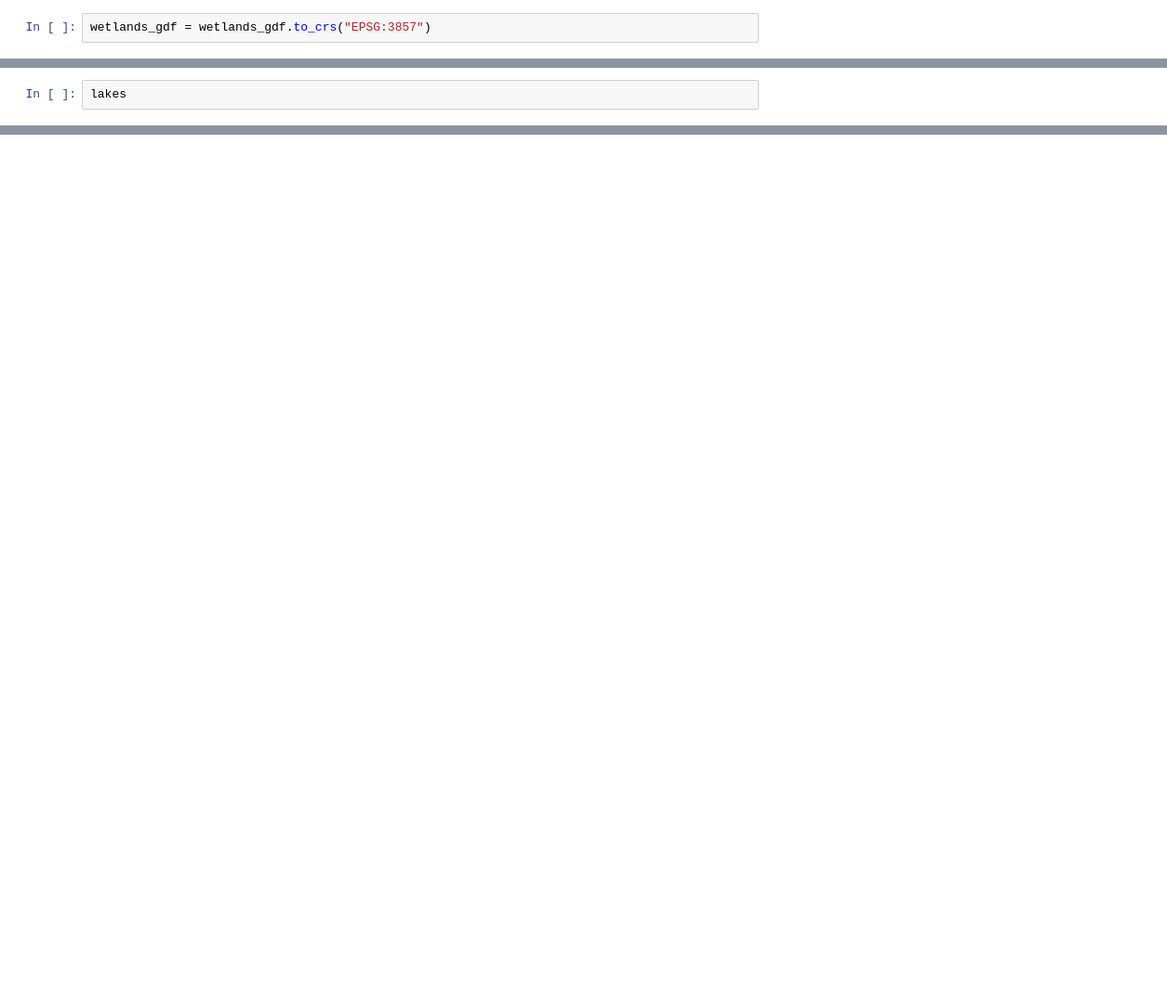
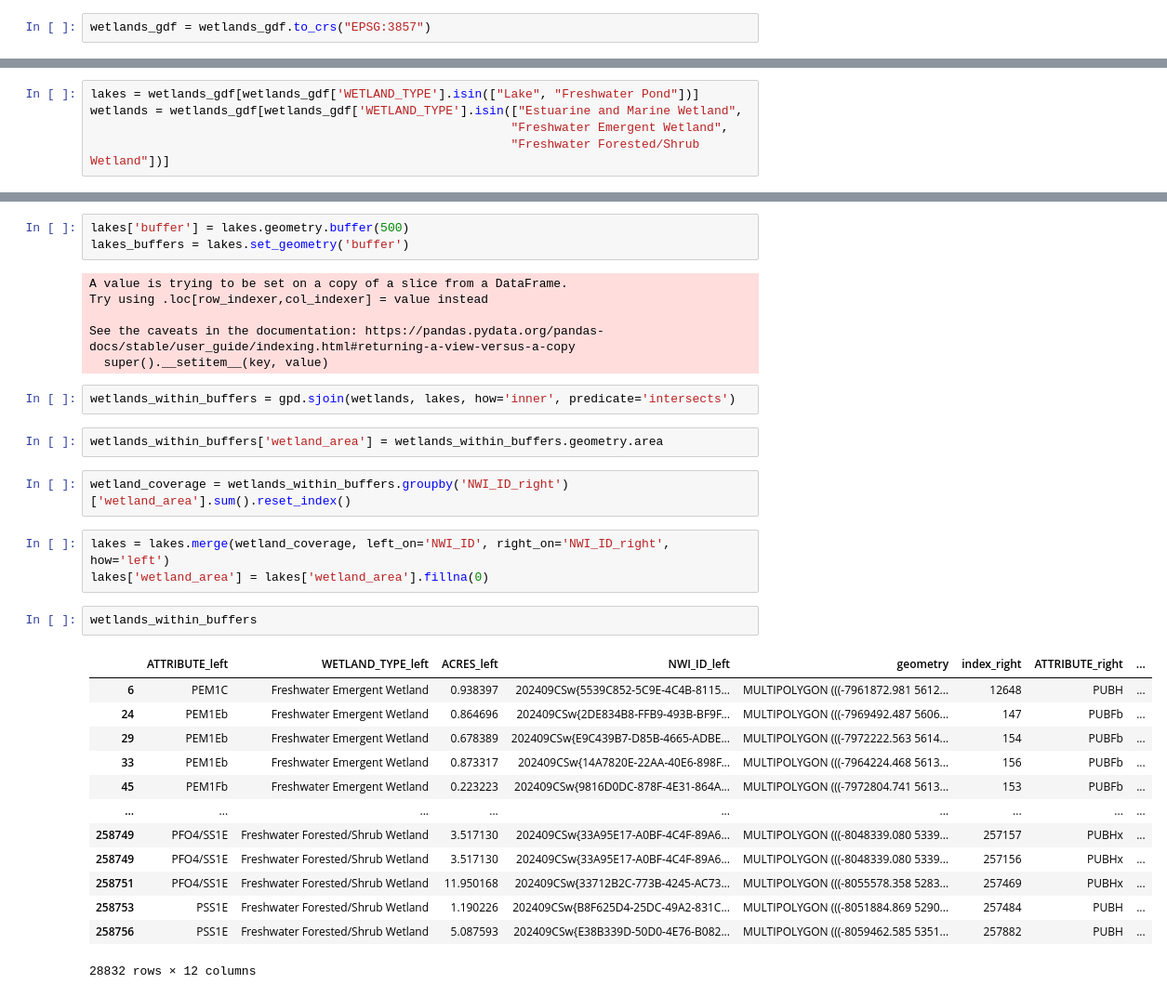
Before and after one commit to curtisjj42/mascoma_lake, a Jupyter notebook: lclu_analysis.ipynb, the cells around one changed output, grey strips where cells are left out. Shown at 93% size. Saved outputs shown, nothing was run; the diff lists cells and outputs as text; blank space fills up the shorter version.

Commit message:
buffered wetland areas

```diff
--- a/lclu_analysis.ipynb
+++ b/lclu_analysis.ipynb
@@ -100,2 +84,5 @@ wetlands_gdf
 # %%
-lakes
+lakes = wetlands_gdf[wetlands_gdf['WETLAND_TYPE'].isin(["Lake", "Freshwater Pond"])]
+wetlands = wetlands_gdf[wetlands_gdf['WETLAND_TYPE'].isin(["Estuarine and Marine Wetland",
+                                                          "Freshwater Emergent Wetland",
+                                                          "Freshwater Forested/Shrub Wetland"])]
@@ -115,0 +137,34 @@ lakes
+# %%
+lakes['buffer'] = lakes.geometry.buffer(500)
+lakes_buffers = lakes.set_geometry('buffer')
+# %% [output]
+A value is trying to be set on a copy of a slice from a DataFrame.
+Try using .loc[row_indexer,col_indexer] = value instead
+
+See the caveats in the documentation: https://pandas.pydata.org/pandas-docs/stable/user_guide/indexing.html#returning-a-view-versus-a-copy
+  super().__setitem__(key, value)
+# %%
+wetlands_within_buffers = gpd.sjoin(wetlands, lakes, how='inner', predicate='intersects')
+# %%
+wetlands_within_buffers['wetland_area'] = wetlands_within_buffers.geometry.area
+# %%
+wetland_coverage = wetlands_within_buffers.groupby('NWI_ID_right')['wetland_area'].sum().reset_index()
+# %%
+lakes = lakes.merge(wetland_coverage, left_on='NWI_ID', right_on='NWI_ID_right', how='left')
+lakes['wetland_area'] = lakes['wetland_area'].fillna(0)
+# %%
+wetlands_within_buffers
+# %% [output]
+|  | ATTRIBUTE_left | WETLAND_TYPE_left | ACRES_left | NWI_ID_left | geometry | index_right | ATTRIBUTE_right | ... |
+| 6 | PEM1C | Freshwater Emergent Wetland | 0.938397 | 202409CSw{5539C852-5C9E-4C4B-8115... | MULTIPOLYGON (((-7961872.981 5612... | 12648 | PUBH | ... |
+| 24 | PEM1Eb | Freshwater Emergent Wetland | 0.864696 | 202409CSw{2DE834B8-FFB9-493B-BF9F... | MULTIPOLYGON (((-7969492.487 5606... | 147 | PUBFb | ... |
+| 29 | PEM1Eb | Freshwater Emergent Wetland | 0.678389 | 202409CSw{E9C439B7-D85B-4665-ADBE... | MULTIPOLYGON (((-7972222.563 5614... | 154 | PUBFb | ... |
+| 33 | PEM1Eb | Freshwater Emergent Wetland | 0.873317 | 202409CSw{14A7820E-22AA-40E6-898F... | MULTIPOLYGON (((-7964224.468 5613... | 156 | PUBFb | ... |
+| 45 | PEM1Fb | Freshwater Emergent Wetland | 0.223223 | 202409CSw{9816D0DC-878F-4E31-864A... | MULTIPOLYGON (((-7972804.741 5613... | 153 | PUBFb | ... |
+| ... | ... | ... | ... | ... | ... | ... | ... | ... |
+| 258749 | PFO4/SS1E | Freshwater Forested/Shrub Wetland | 3.517130 | 202409CSw{33A95E17-A0BF-4C4F-89A6... | MULTIPOLYGON (((-8048339.080 5339... | 257157 | PUBHx | ... |
+| 258749 | PFO4/SS1E | Freshwater Forested/Shrub Wetland | 3.517130 | 202409CSw{33A95E17-A0BF-4C4F-89A6... | MULTIPOLYGON (((-8048339.080 5339... | 257156 | PUBHx | ... |
+| 258751 | PFO4/SS1E | Freshwater Forested/Shrub Wetland | 11.950168 | 202409CSw{33712B2C-773B-4245-AC73... | MULTIPOLYGON (((-8055578.358 5283... | 257469 | PUBHx | ... |
+| 258753 | PSS1E | Freshwater Forested/Shrub Wetland | 1.190226 | 202409CSw{B8F625D4-25DC-49A2-831C... | MULTIPOLYGON (((-8051884.869 5290... | 257484 | PUBH | ... |
+| 258756 | PSS1E | Freshwater Forested/Shrub Wetland | 5.087593 | 202409CSw{E38B339D-50D0-4E76-B082... | MULTIPOLYGON (((-8059462.585 5351... | 257882 | PUBH | ... |
+28832 rows × 12 columns
```
Also changed, not shown: parts of 25 cells of this notebook.
